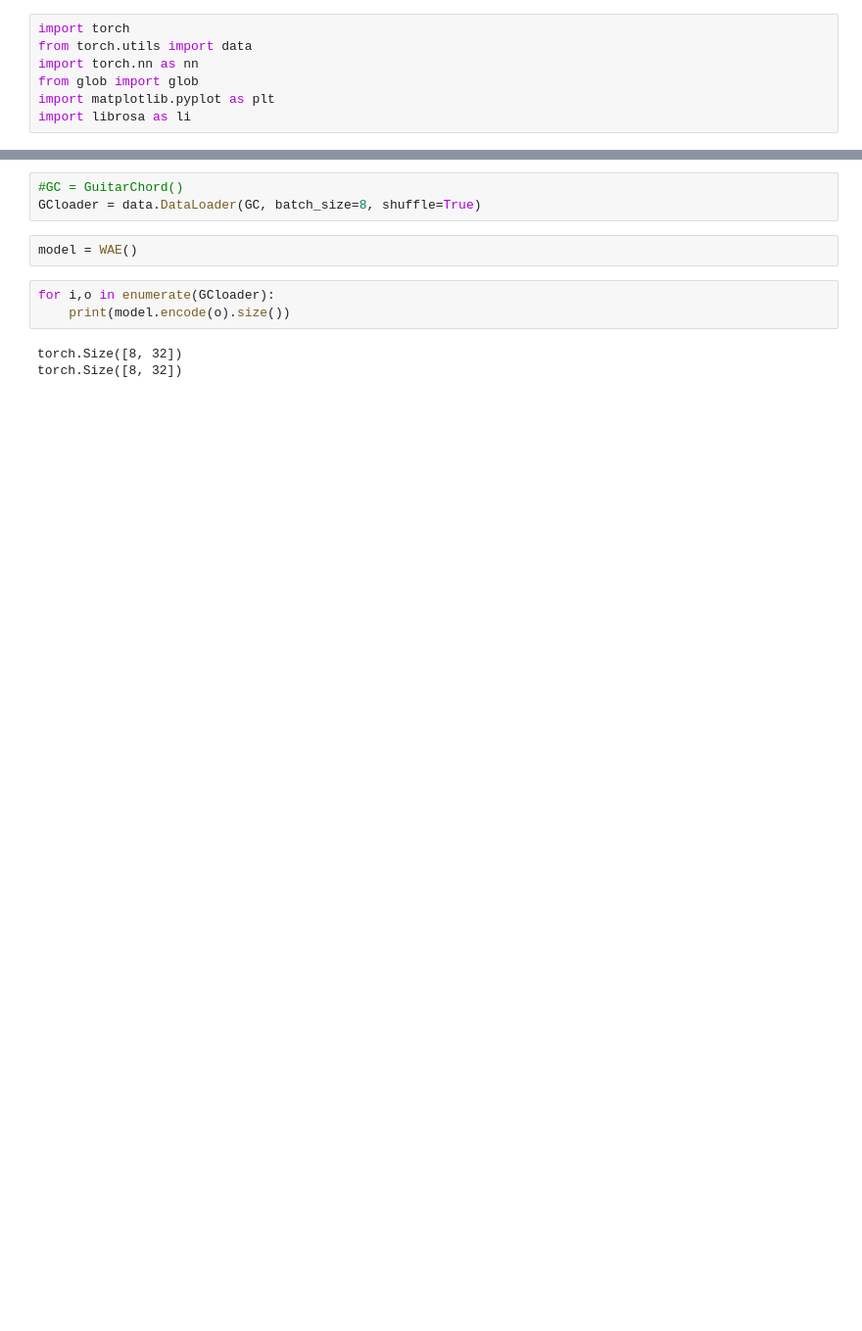
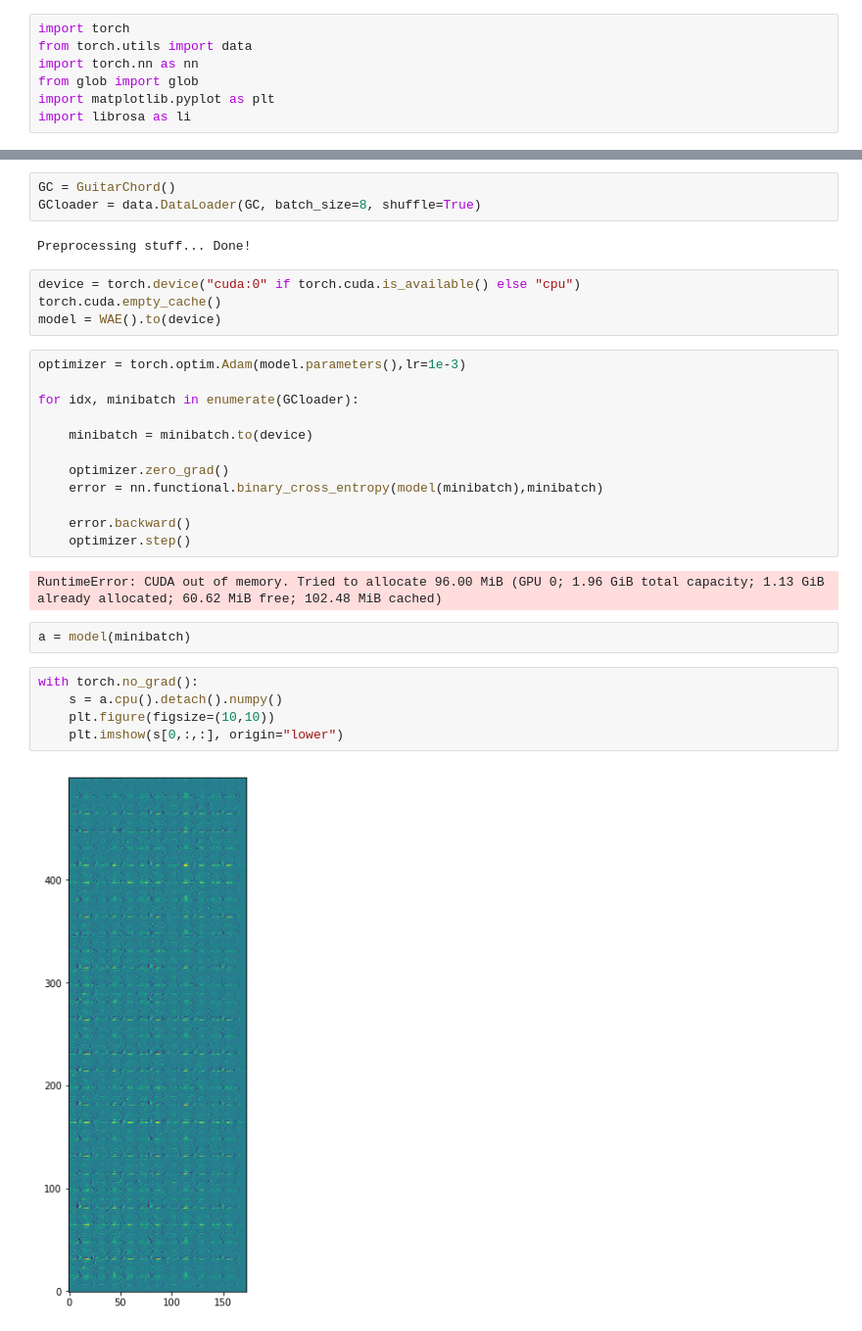
Before and after one commit to nebularnoise/serge, a Jupyter notebook: notebooks/guitar_chord_dataset.ipynb, the cells around one changed output, grey strips where cells are left out. Shown: that part at 98% size. Cells and saved outputs as stored; diff of their text form; blank space fills up the shorter version.

Commit message:
updated guitar_chord_dataset and final arch

```diff
--- a/notebooks/guitar_chord_dataset.ipynb
+++ b/notebooks/guitar_chord_dataset.ipynb
@@ -101,13 +118,34 @@ class WAE(nn.Module):
     def forward(self,inp):
         return self.decode(self.encode(inp))
 # %%
-#GC = GuitarChord()
+GC = GuitarChord()
 GCloader = data.DataLoader(GC, batch_size=8, shuffle=True)
+# %% [output]
+Preprocessing stuff... Done!
-# %%
-model = WAE()
-# %%
-for i,o in enumerate(GCloader):
-    print(model.encode(o).size())
-# %% [output]
-torch.Size([8, 32])
-torch.Size([8, 32])
+# %%
+device = torch.device("cuda:0" if torch.cuda.is_available() else "cpu")
+torch.cuda.empty_cache()
+model = WAE().to(device)
+# %%
+optimizer = torch.optim.Adam(model.parameters(),lr=1e-3)
+
+for idx, minibatch in enumerate(GCloader):
+
+    minibatch = minibatch.to(device)
+
+    optimizer.zero_grad()
+    error = nn.functional.binary_cross_entropy(model(minibatch),minibatch)
+
+    error.backward()
+    optimizer.step()
+# %% [output]
+RuntimeError: CUDA out of memory. Tried to allocate 96.00 MiB (GPU 0; 1.96 GiB total capacity; 1.13 GiB already allocated; 60.62 MiB free; 102.48 MiB cached)
+# %%
+a = model(minibatch)
+# %%
+with torch.no_grad():
+    s = a.cpu().detach().numpy()
+    plt.figure(figsize=(10,10))
+    plt.imshow(s[0,:,:], origin="lower")
+# %% [output]
+[figure, added]
```
Also changed, not shown: parts of 1 cell of this notebook.
